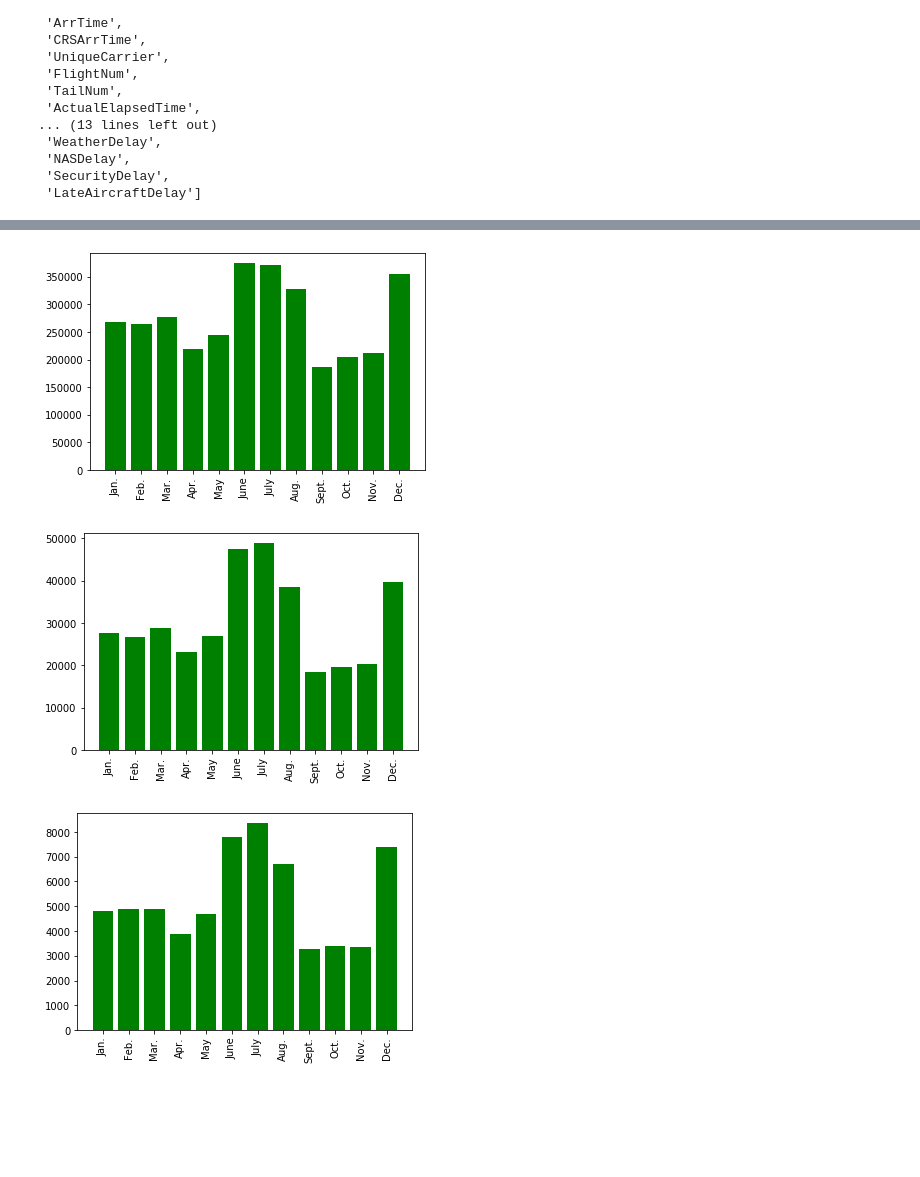
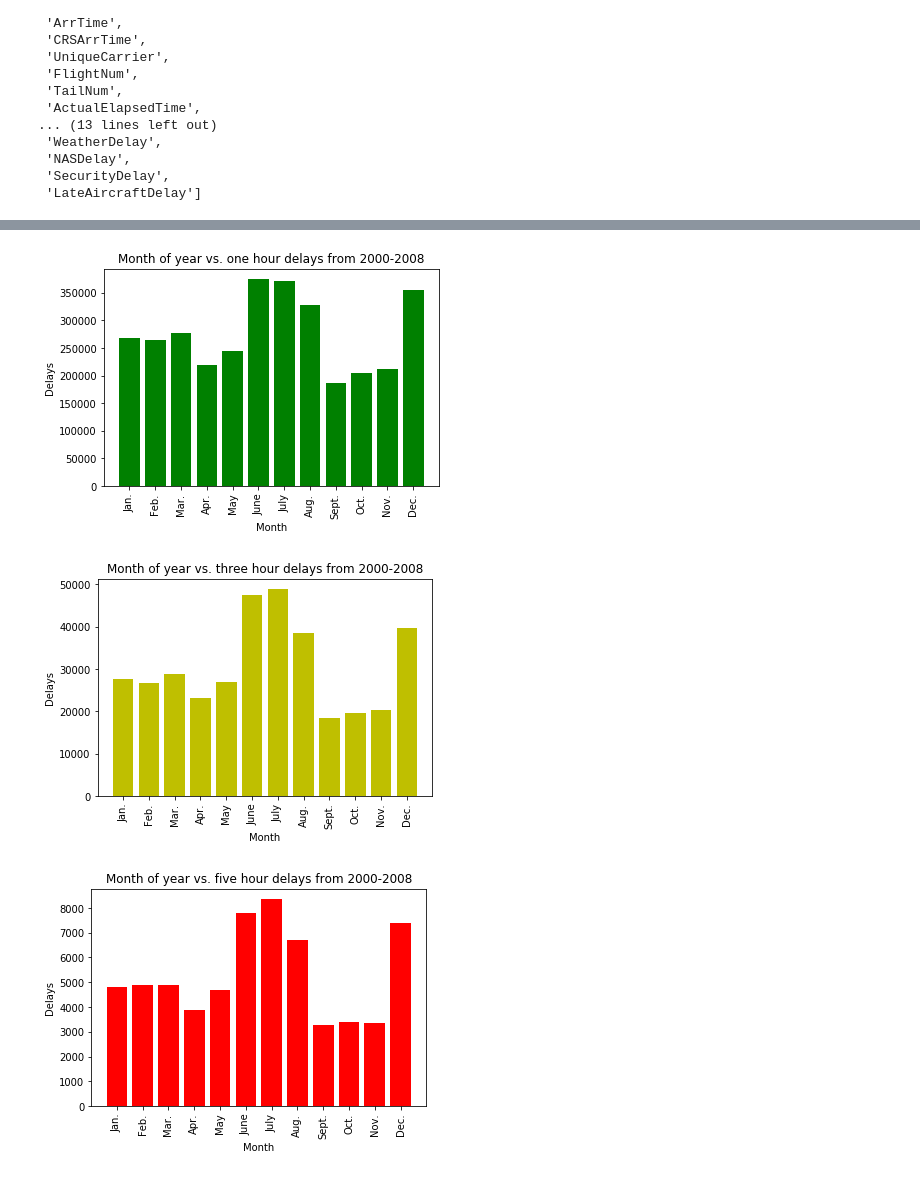
Before and after one commit to daniellicht13/caobd_final, a Jupyter notebook: month.ipynb, the cells around one changed output, grey strips where cells are left out. Drawn from its saved outputs; the diff is of its cells as text; code cells hidden in the pictures; blank space fills up the shorter version.

```diff
--- a/month.ipynb
+++ b/month.ipynb
@@ -116,18 +134,28 @@ fivehours = intervals(300)
 # %%
+import matplotlib.pyplot as plt
 plt.bar(onehour.keys(), onehour.values(), width=0.8, color='g')
 plt.xticks(range(len(onehour)), onehour.keys(), rotation=90)
+plt.title("Month of year vs. one hour delays from 2000-2008")
+plt.xlabel("Month")
+plt.ylabel("Delays")
 plt.show()
 # %% [output]
-[figure, old version]
+[figure, new version]
 # %%
-plt.bar(threehours.keys(), threehours.values(), width=0.8, color='g')
+plt.bar(threehours.keys(), threehours.values(), width=0.8, color='y')
 plt.xticks(range(len(threehours)), threehours.keys(), rotation=90)
+plt.title("Month of year vs. three hour delays from 2000-2008")
+plt.xlabel("Month")
+plt.ylabel("Delays")
 plt.show()
 # %% [output]
-[figure, old version]
+[figure, new version]
 # %%
-plt.bar(fivehours.keys(), fivehours.values(), width=0.8, color='g')
+plt.bar(fivehours.keys(), fivehours.values(), width=0.8, color='r')
 plt.xticks(range(len(fivehours)), fivehours.keys(), rotation=90)
+plt.title("Month of year vs. five hour delays from 2000-2008")
+plt.xlabel("Month")
+plt.ylabel("Delays")
 plt.show()
 # %% [output]
-[figure, old version]
+[figure, new version]
```
Also changed, not shown: parts of 4 cells of this notebook, 2 other files.
